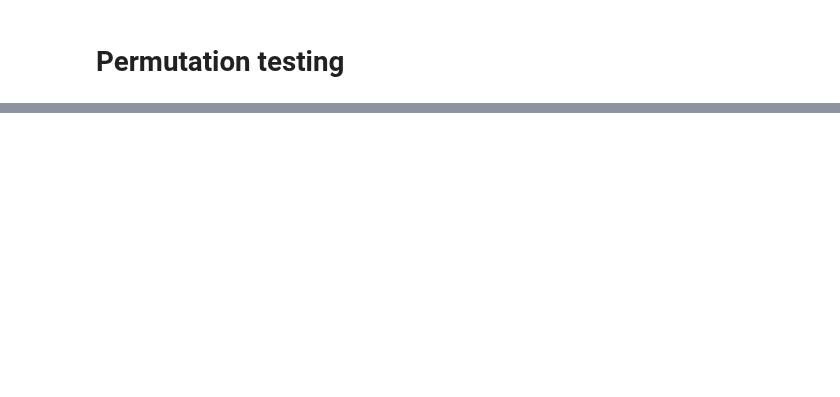
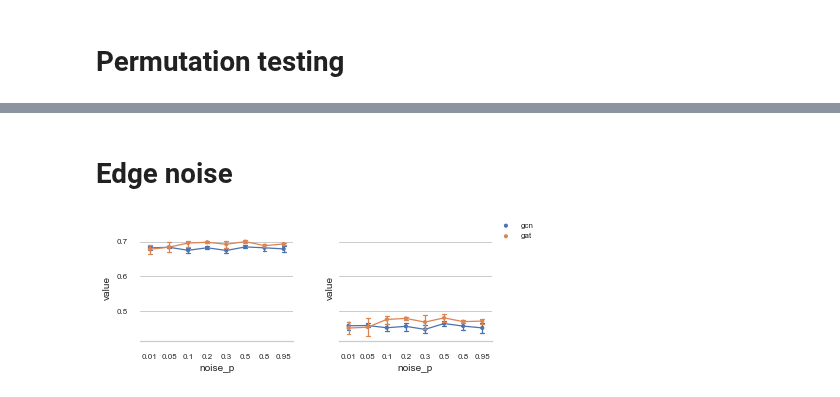
Before and after one commit to kamilest/brain-age-gnn, a Jupyter notebook: notebooks/model_selection.ipynb, the cells around one changed output, grey strips where cells are left out. Drawn from its saved outputs; the diff is of its cells as text; code cells hidden in the pictures; blank space fills up the shorter version.

```diff
--- a/notebooks/model_selection.ipynb
+++ b/notebooks/model_selection.ipynb
@@ -430,0 +456,14 @@ df_noise.iloc[:-20]
+# %% [markdown]
+# Edge noise
+# %%
+fig, (ax1, ax2) = plt.subplots(1, 2, figsize=set_size(subplots=(1, 2)), sharey=True)
+plt.subplots_adjust(wspace=0.3)
+ax1 = sns.pointplot(x="noise_p", y="value", hue="conv_type", data=df_noise[(df_noise['noise_type']=='edge') & (df_noise['metric_type'] == 'r')], capsize=.2, ax=ax1)
+ax1.legend_.remove()
+ax2 = sns.pointplot(x="noise_p", y="value", hue="conv_type", data=df_noise[(df_noise['noise_type']=='edge') & (df_noise['metric_type'] == 'r2')], capsize=.2, ax=ax2)
+ax2.legend_.remove()
+handles, labels = ax1.get_legend_handles_labels()
+fig.legend(handles, labels, loc='upper right')
+sns.despine(left=True)
+# %% [output]
+[figure, added]
```
Also changed, not shown: parts of 13 cells of this notebook, 4 other files.
